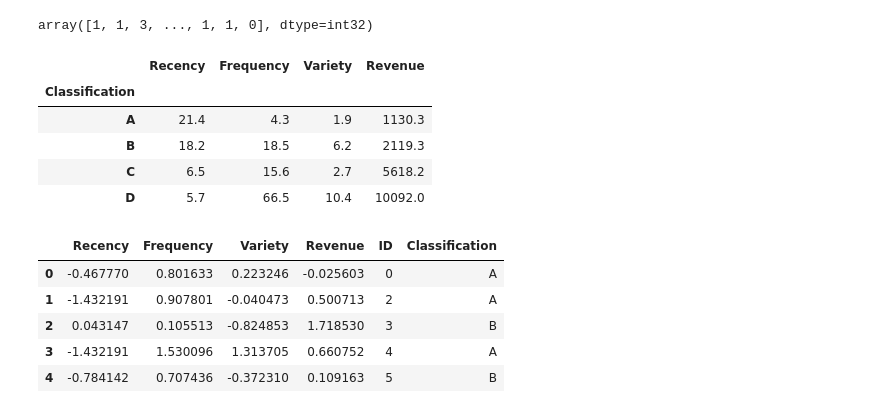
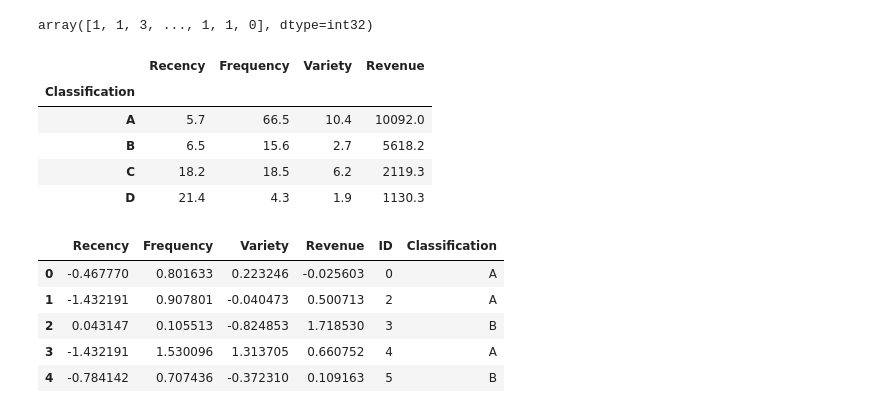
Before and after one commit to danilog-code/ml_projects, a Jupyter notebook: rmf_clusters/CustomerSegRetail_V1.ipynb, the cells around one changed output. Saved outputs shown, nothing was run; the diff lists cells and outputs as text; code cells hidden in the pictures.

```diff
--- a/rmf_clusters/CustomerSegRetail_V1.ipynb
+++ b/rmf_clusters/CustomerSegRetail_V1.ipynb
@@ -286,19 +286,19 @@ model.labels_
 array([1, 1, 3, ..., 1, 1, 0], dtype=int32)
 # %%
 sales_res_df["Classification"] = model.labels_
-sales_res_df["Classification"] = sales_res_df['Classification'].astype(str).apply(lambda x: x.replace('0','B')).apply(lambda x: x.replace('1','D')).apply(lambda x: x.replace('2','A')).apply(lambda x: x.replace('3','C'))
+sales_res_df["Classification"] = sales_res_df['Classification'].astype(str).apply(lambda x: x.replace('0','C')).apply(lambda x: x.replace('1','A')).apply(lambda x: x.replace('2','D')).apply(lambda x: x.replace('3','B'))
 sales_res_df.groupby('Classification').agg({
     'Recency':'mean',
     'Frequency':'mean',
     'Variety':'mean',
     'Revenue':'mean'}).round(1)
 # %% [output]
 |  | Recency | Frequency | Variety | Revenue |
 | Classification |  |  |  |  |
-| A | 21.4 | 4.3 | 1.9 | 1130.3 |
-| B | 18.2 | 18.5 | 6.2 | 2119.3 |
-| C | 6.5 | 15.6 | 2.7 | 5618.2 |
-| D | 5.7 | 66.5 | 10.4 | 10092.0 |
+| A | 5.7 | 66.5 | 10.4 | 10092.0 |
+| B | 6.5 | 15.6 | 2.7 | 5618.2 |
+| C | 18.2 | 18.5 | 6.2 | 2119.3 |
+| D | 21.4 | 4.3 | 1.9 | 1130.3 |
 # %%
 df_normalized = pd.DataFrame(sales_res_norm_df, columns=['Recency', 'Frequency', 'Variety', 'Revenue'])
 df_normalized['ID'] = sales_res_df.index
```
